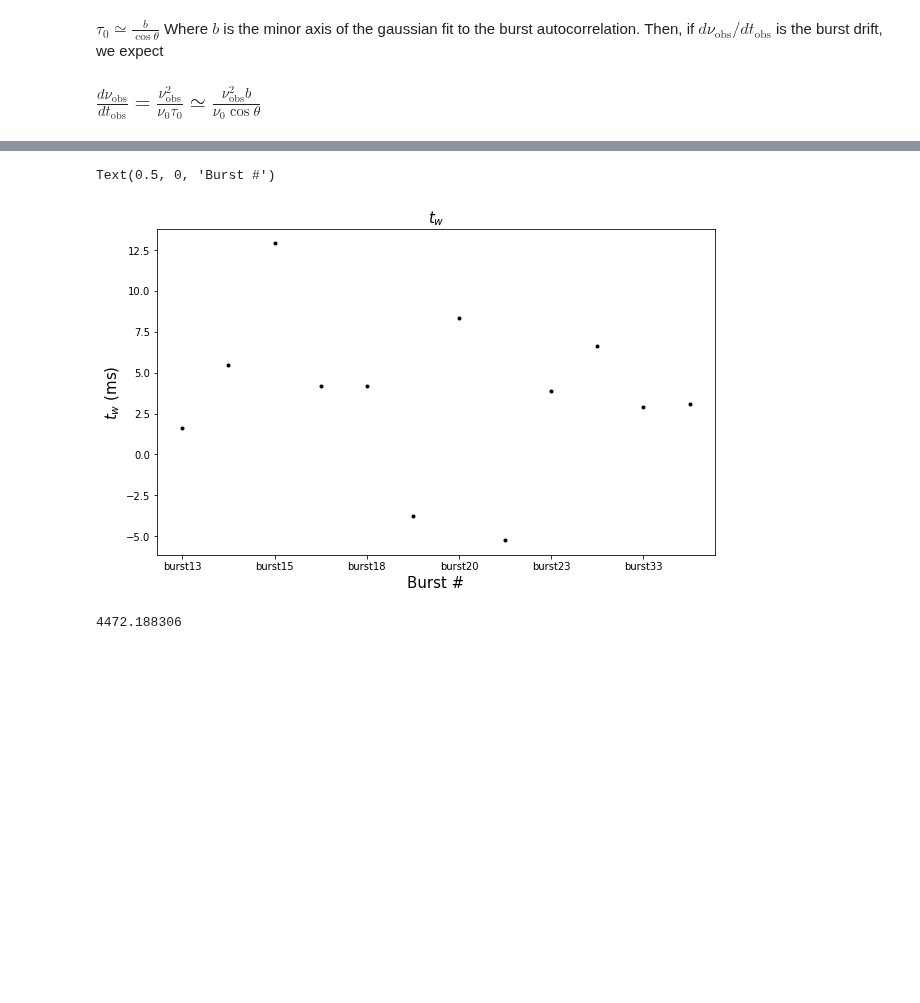
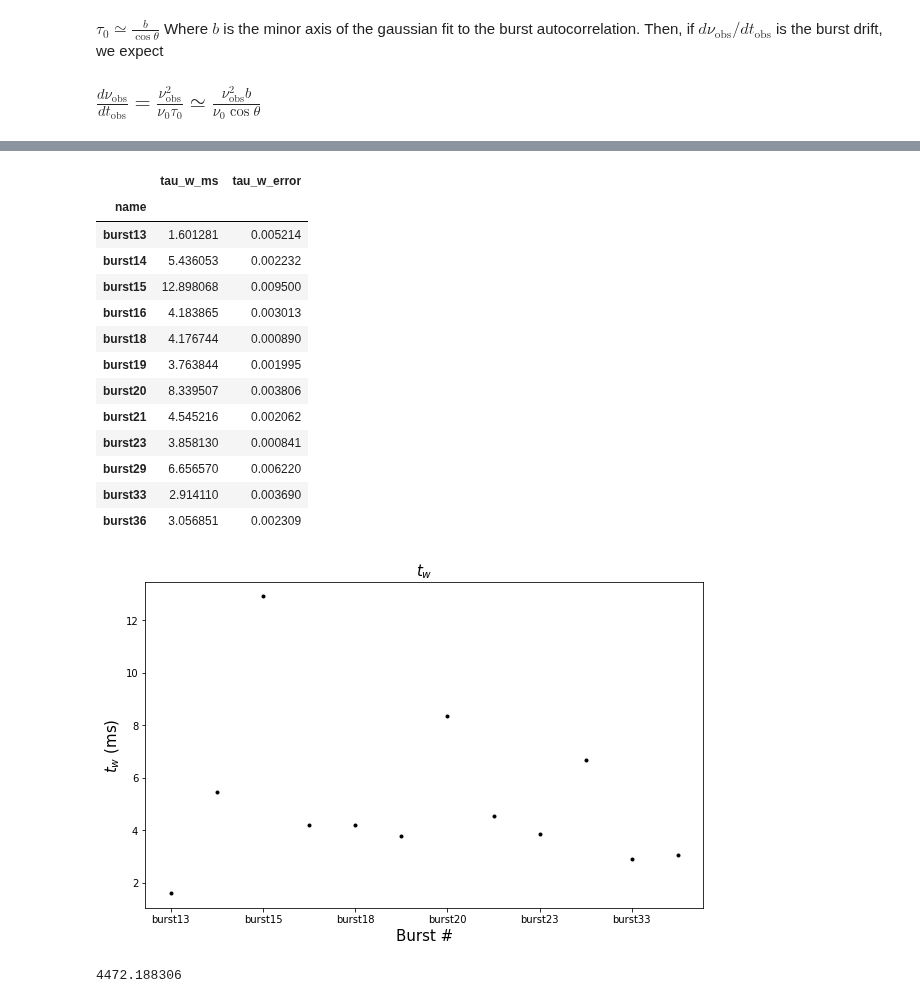
Before and after one commit to mef51/subdriftlaw, a Jupyter notebook: universal/DriftvsDuration_universal_quick.ipynb, the cells around one changed output, grey strips where cells are left out. Cells and saved outputs as stored; diff of their text form; code cells hidden in the pictures; blank space fills up the shorter version.

```diff
--- a/universal/Tobs_universal.ipynb
+++ b/universal/DriftvsDuration_universal_quick.ipynb
@@ -18,11 +18,15 @@ import functools
 print = functools.partial(print, flush=True) # print doesn't happen til script ends so force it to flush... windows thing?
 import pandas as pd
 
-bursts = pd.read_csv('data/CHIME_180916_imgs/chime_180916_fit_params.csv')
+bursts = pd.merge(pd.read_csv('data/CHIME_180916_imgs/chime_180916_fit_params.csv'),
+         pd.read_csv('data/CHIME_180916_imgs/chime_180916_param_errors.csv'),
+         how='left', on='name')
 bursts = bursts.set_index('name')
 # %%
 ## Correct sigmax and sigmay for pixel scale
-bursts['sigmax'] = bursts[['sigmax_p', 'xscale']].apply(lambda row: row['sigmax_p']/row['xscale'], axis=1)
-bursts['sigmay'] = bursts[['sigmay_p', 'yscale']].apply(lambda row: row['sigmay_p']/row['yscale'], axis=1)
+bursts['sigmax'] = bursts[['sigmaxp', 'xscale']].apply(lambda row: abs(row['sigmaxp'])/row['xscale'], axis=1)
+bursts['sigmay'] = bursts[['sigmayp', 'yscale']].apply(lambda row: abs(row['sigmayp'])/row['yscale'], axis=1)
+bursts['sigmax_error'] = bursts[['sigmaxp_error', 'xscale']].apply(lambda row: abs(row['sigmaxp_error'])/row['xscale'], axis=1)
+bursts['sigmay_error'] = bursts[['sigmayp_error', 'yscale']].apply(lambda row: abs(row['sigmayp_error'])/row['yscale'], axis=1)
 bursts
 # %% [output]
@@ -45,43 +50,56 @@ bursts['drift_abs'] = abs(bursts['drift (mhz/ms)'])
 bursts['min_sigma'] = bursts[['sigmax','sigmay']].apply(lambda row: min(row['sigmax'], row['sigmay']), axis=1)
 bursts['max_sigma'] = bursts[['sigmax','sigmay']].apply(lambda row: max(row['sigmax'], row['sigmay']), axis=1)
 # the following two lines assume that if sigmax > sigmay, then sigmax_error > sigmay_error, which is true (so far) for this dataset
-# bursts['min_sigma_error'] = bursts[['sigmax_error','sigmay_error']].apply(lambda row: min(row['sigmax_error'], row['sigmay_error']), axis=1)
-# bursts['max_sigma_error'] = bursts[['sigmax_error','sigmay_error']].apply(lambda row: max(row['sigmax_error'], row['sigmay_error']), axis=1)
+bursts['min_sigma_error'] = bursts[['sigmax_error','sigmay_error']].apply(lambda row: min(row['sigmax_error'], row['sigmay_error']), axis=1)
+bursts['max_sigma_error'] = bursts[['sigmax_error','sigmay_error']].apply(lambda row: max(row['sigmax_error'], row['sigmay_error']), axis=1)
 
 bursts['sigma_t']   = bursts[['min_sigma','time_res']].apply(lambda row: row['min_sigma']*row['time_res'], axis=1)
 
 bursts['tau_w'] = bursts[['time_res', 'min_sigma', 'max_sigma', 'angle']].apply(
     lambda r: r['time_res']*r['min_sigma']*r['max_sigma'] / np.sqrt( np.abs((np.sin(r['angle']-np.pi/2)*r['min_sigma'])**2 + (np.cos(r['angle']-np.pi/2)*r['max_sigma'])**2 )),
     axis=1
 )
 
 # this error is in ms
-# bursts['tau_w_error'] = bursts[['time_res', 'min_sigma', 'max_sigma', 'min_sigma_error', 'max_sigma_error', 'angle', 'angle_error']].apply(
-#     lambda r: 1e3*r['time_res']*np.sqrt((r['angle_error']**2*r['max_sigma']**2*r['min_sigma']**2*(2*r['max_sigma']**2*np.cos(r['angle']-np.pi/2)*np.sin(r['angle']-np.pi/2) - 2*r['min_sigma']**2*np.cos(r['angle']-np.pi/2)*np.sin(r['angle']-np.pi/2))**2)/(4.*(r['min_sigma']**2*np.cos(r['angle']-np.pi/2)**2 + r['max_sigma']**2*np.sin(r['angle']-np.pi/2)**2)**3)+ r['min_sigma_error']**2*(-((r['max_sigma']*r['min_sigma']**2*np.cos(r['angle']-np.pi/2)**2)/(r['min_sigma']**2*np.cos(r['angle']-np.pi/2)**2 + r['max_sigma']**2*np.sin(r['angle']-np.pi/2)**2)**1.5) + r['max_sigma']/np.sqrt(r['min_sigma']**2*np.cos(r['angle']-np.pi/2)**2 + r['max_sigma']**2*np.sin(r['angle']-np.pi/2)**2))**2+ r['max_sigma_error']**2*(-((r['max_sigma']**2*r['min_sigma']*np.sin(r['angle']-np.pi/2)**2)/(r['min_sigma']**2*np.cos(r['angle']-np.pi/2)**2 + r['max_sigma']**2*np.sin(r['angle']-np.pi/2)**2)**1.5) + r['min_sigma']/np.sqrt(r['min_sigma']**2*np.cos(r['angle']-np.pi/2)**2 + r['max_sigma']**2*np.sin(r['angle']-np.pi/2)**2))**2),
-#     axis=1
-# )
+bursts['tau_w_error'] = bursts[['time_res', 'min_sigma', 'max_sigma', 'min_sigma_error', 'max_sigma_error', 'angle', 'angle_error']].apply(
+    lambda r: 1e3*r['time_res']*np.sqrt((r['angle_error']**2*r['max_sigma']**2*r['min_sigma']**2*(2*r['max_sigma']**2*np.cos(r['angle']-np.pi/2)*np.sin(r['angle']-np.pi/2) - 2*r['min_sigma']**2*np.cos(r['angle']-np.pi/2)*np.sin(r['angle']-np.pi/2))**2)/(4.*(r['min_sigma']**2*np.cos(r['angle']-np.pi/2)**2 + r['max_sigma']**2*np.sin(r['angle']-np.pi/2)**2)**3)+ r['min_sigma_error']**2*(-((r['max_sigma']*r['min_sigma']**2*np.cos(r['angle']-np.pi/2)**2)/(r['min_sigma']**2*np.cos(r['angle']-np.pi/2)**2 + r['max_sigma']**2*np.sin(r['angle']-np.pi/2)**2)**1.5) + r['max_sigma']/np.sqrt(r['min_sigma']**2*np.cos(r['angle']-np.pi/2)**2 + r['max_sigma']**2*np.sin(r['angle']-np.pi/2)**2))**2+ r['max_sigma_error']**2*(-((r['max_sigma']**2*r['min_sigma']*np.sin(r['angle']-np.pi/2)**2)/(r['min_sigma']**2*np.cos(r['angle']-np.pi/2)**2 + r['max_sigma']**2*np.sin(r['angle']-np.pi/2)**2)**1.5) + r['min_sigma']/np.sqrt(r['min_sigma']**2*np.cos(r['angle']-np.pi/2)**2 + r['max_sigma']**2*np.sin(r['angle']-np.pi/2)**2))**2),
+    axis=1
+)
 
 bursts['sigma_t_ms'] = bursts['sigma_t']*1e3
 bursts['tau_w_ms'] = bursts['tau_w']*1e3
 
 ## C1
 # bursts.at['C1', 'tau_w_ms'] = 11.4
 # bursts.at['C1', 'tau_w'] = 11.4/1000
 # bursts.at['C1', 'tau_w_error'] = 0.12
 
 bursts_to_include = ['burst'+x for x in ['13', '14', '15', '16', '18', '19', '20', '21', '23', '29', '33', '36']]
 fontsize=15
 
 selectbursts = bursts.loc[bursts_to_include]
 ax = selectbursts['tau_w_ms'].plot(style='k.', figsize=(10,6))
 ax.set_title("$t_w$ ", size=fontsize)
 ax.set_ylabel('$t_w$ (ms)', size=fontsize)
 ax.set_xlabel('Burst #', size=fontsize)
 # plt.savefig('tw.png')
-# selectbursts[['tau_w_ms']]
+# selectbursts[['tau_w_ms', 'tau_w_error']]
 # %% [output]
-Text(0.5, 0, 'Burst #')
+|  | tau_w_ms | tau_w_error |
+| name |  |  |
+| burst13 | 1.601281 | 0.005214 |
+| burst14 | 5.436053 | 0.002232 |
+| burst15 | 12.898068 | 0.009500 |
+| burst16 | 4.183865 | 0.003013 |
+| burst18 | 4.176744 | 0.000890 |
+| burst19 | 3.763844 | 0.001995 |
+| burst20 | 8.339507 | 0.003806 |
+| burst21 | 4.545216 | 0.002062 |
+| burst23 | 3.858130 | 0.000841 |
+| burst29 | 6.656570 | 0.006220 |
+| burst33 | 2.914110 | 0.003690 |
+| burst36 | 3.056851 | 0.002309 |
-[figure, old version]
+[figure, new version]
 # %%
 def reciprocal(x, a):
 	return a/x
```
Also changed, not shown: parts of 3 cells of this notebook, 6 other files.
